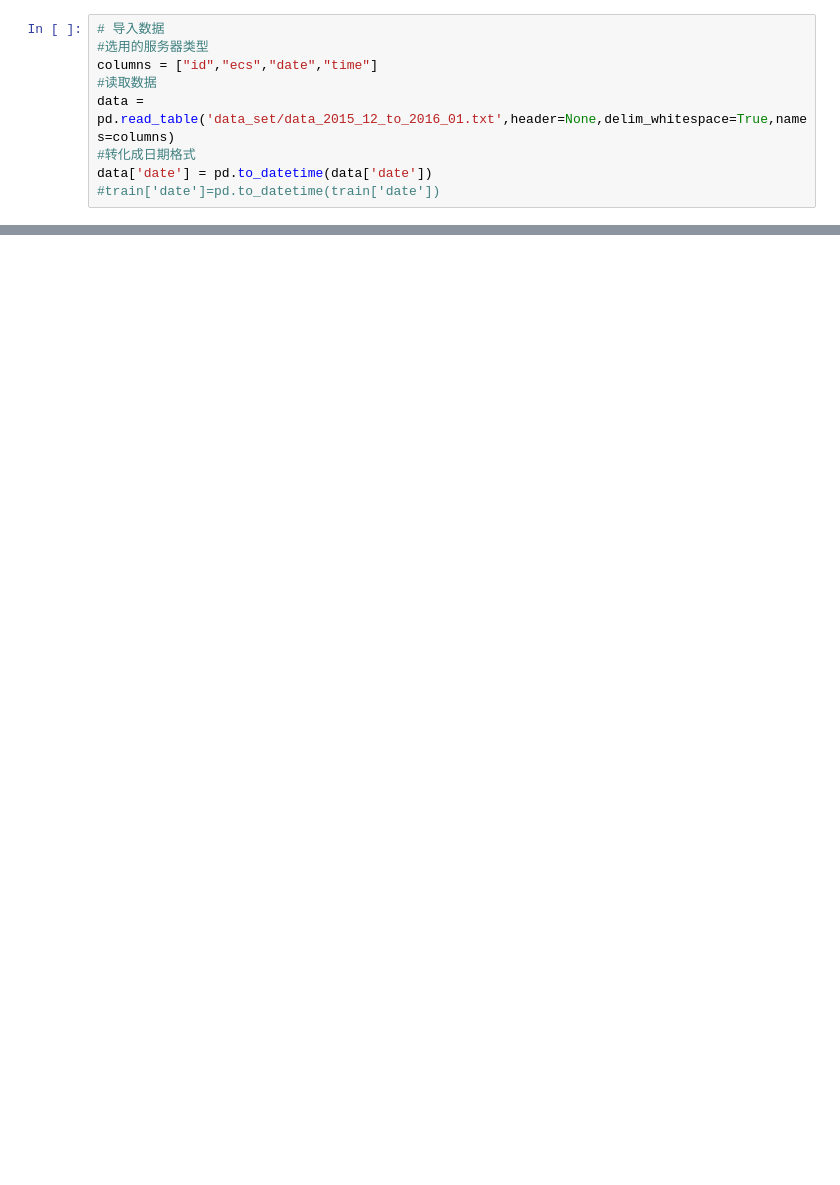
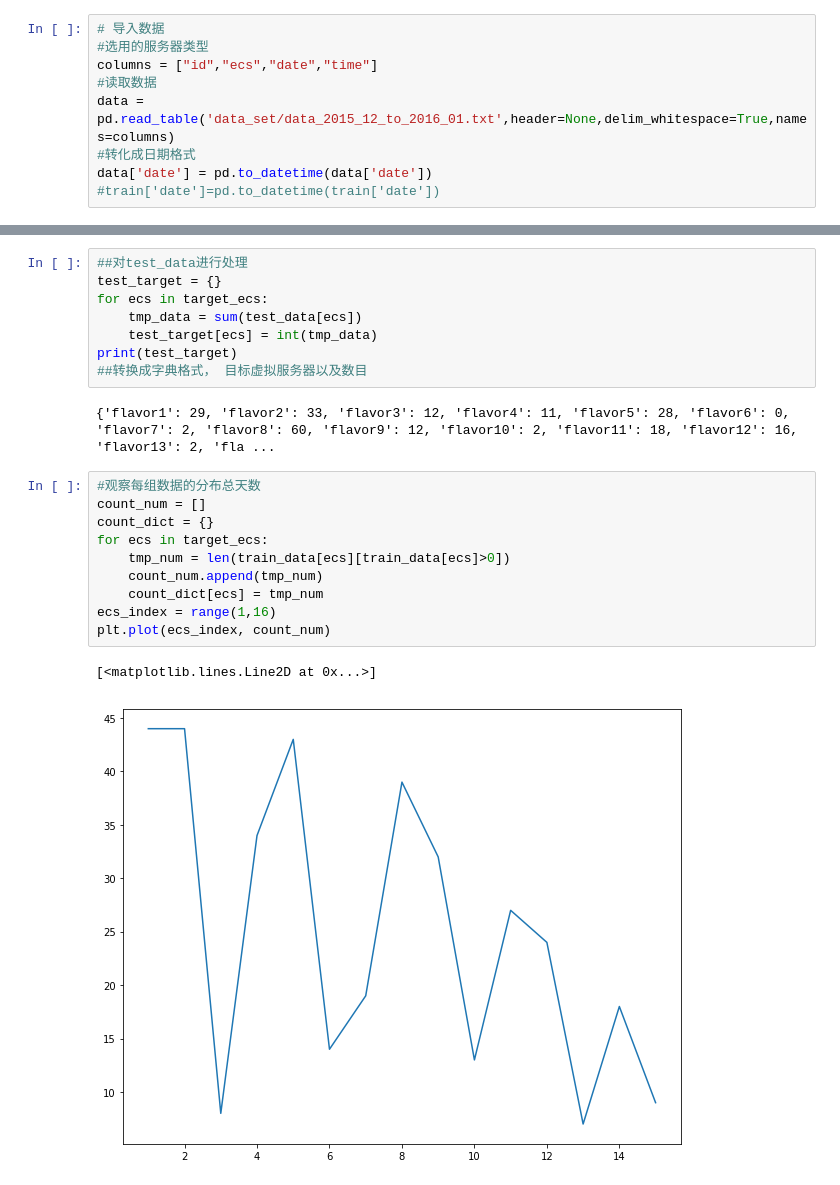
Before and after one commit to Yuajrah/HuaWeiCraft2018, a Jupyter notebook: sdk-python/src/ecs/new_predict/data_pre_deal.ipynb, the cells around one changed output, grey strips where cells are left out. Saved outputs shown, nothing was run; the diff lists cells and outputs as text; blank space fills up the shorter version.

```diff
--- a/sdk-python/src/ecs/new_predict/data_pre_deal.ipynb
+++ b/sdk-python/src/ecs/new_predict/data_pre_deal.ipynb
@@ -94 +76,24 @@ test_data = test_data.iloc[test_data.index <= test_end_date]
+# %%
+##对test_data进行处理
+test_target = {}
+for ecs in target_ecs:
+    tmp_data = sum(test_data[ecs])
+    test_target[ecs] = int(tmp_data)
+print(test_target)
+##转换成字典格式， 目标虚拟服务器以及数目
+# %% [output]
+{'flavor1': 29, 'flavor2': 33, 'flavor3': 12, 'flavor4': 11, 'flavor5': 28, 'flavor6': 0, 'flavor7': 2, 'flavor8': 60, 'flavor9': 12, 'flavor10': 2, 'flavor11': 18, 'flavor12': 16, 'flavor13': 2, 'fla ...
+# %%
+#观察每组数据的分布总天数
+count_num = []
+count_dict = {}
+for ecs in target_ecs:
+    tmp_num = len(train_data[ecs][train_data[ecs]>0])
+    count_num.append(tmp_num)
+    count_dict[ecs] = tmp_num
+ecs_index = range(1,16)
+plt.plot(ecs_index, count_num)
+# %% [output]
+[<matplotlib.lines.Line2D at 0x...>]
+[figure, added]
 # %%
```
Also changed, not shown: parts of 8 cells of this notebook, 5 other files.
